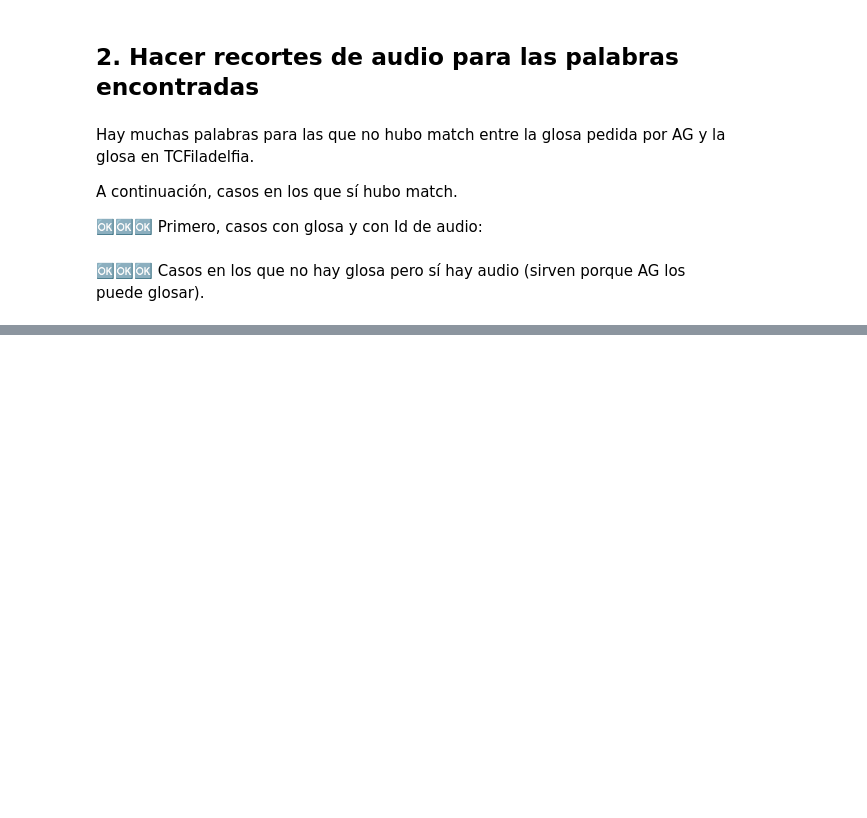
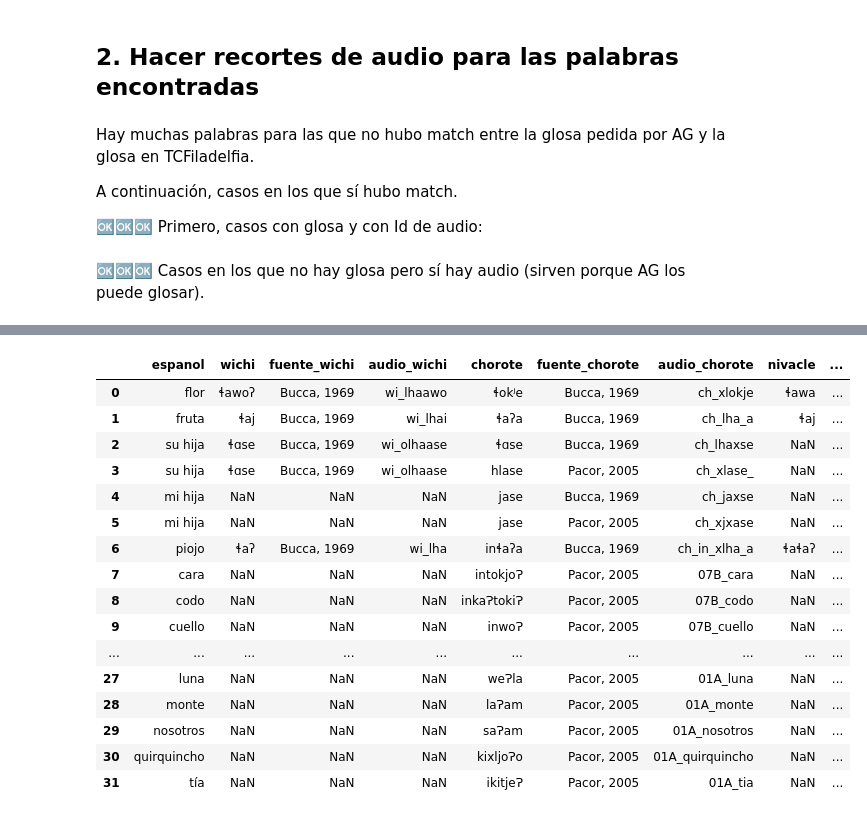
Before and after one commit to nidiah/PICT-2020, a Jupyter notebook: resultados-gh-2023-ago.ipynb, the cells around one changed output, grey strips where cells are left out. Drawn from its saved outputs; the diff is of its cells as text; code cells hidden in the pictures; blank space fills up the shorter version.

Commit message:
merge new chorote data with common audio data

```diff
--- a/resultados-gh-2023-ago.ipynb
+++ b/resultados-gh-2023-ago.ipynb
@@ -294,0 +341,21 @@ for _, row in con_data.iterrows():
+# %%
+comp_audio = pd.read_csv(f"{ghdir}/mataguayas-comparadas-audio.csv")
+comp_audio
+# %% [output]
+|  | espanol | wichi | fuente_wichi | audio_wichi | chorote | fuente_chorote | audio_chorote | nivacle | ... |
+| 0 | flor | ɬawoʔ | Bucca, 1969 | wi_lhaawo | ɬokʲe | Bucca, 1969 | ch_xlokje | ɬawa | ... |
+| 1 | fruta | ɬaj | Bucca, 1969 | wi_lhai | ɬaʔa | Bucca, 1969 | ch_lha_a | ɬaj | ... |
+| 2 | su hija | ɬɑse | Bucca, 1969 | wi_olhaase | ɬɑse | Bucca, 1969 | ch_lhaxse | NaN | ... |
+| 3 | su hija | ɬɑse | Bucca, 1969 | wi_olhaase | hlase | Pacor, 2005 | ch_xlase_ | NaN | ... |
+| 4 | mi hija | NaN | NaN | NaN | jase | Bucca, 1969 | ch_jaxse | NaN | ... |
+| 5 | mi hija | NaN | NaN | NaN | jase | Pacor, 2005 | ch_xjxase | NaN | ... |
+| 6 | piojo | ɬaʔ | Bucca, 1969 | wi_lha | inɬaʔa | Bucca, 1969 | ch_in_xlha_a | ɬaɬaʔ | ... |
+| 7 | cara | NaN | NaN | NaN | intokjoɁ | Pacor, 2005 | 07B_cara | NaN | ... |
+| 8 | codo | NaN | NaN | NaN | inkaɁtokiɁ | Pacor, 2005 | 07B_codo | NaN | ... |
+| 9 | cuello | NaN | NaN | NaN | inwoɁ | Pacor, 2005 | 07B_cuello | NaN | ... |
+| ... | ... | ... | ... | ... | ... | ... | ... | ... | ... |
+| 27 | luna | NaN | NaN | NaN | weɁla | Pacor, 2005 | 01A_luna | NaN | ... |
+| 28 | monte | NaN | NaN | NaN | laɁam | Pacor, 2005 | 01A_monte | NaN | ... |
+| 29 | nosotros | NaN | NaN | NaN | saɁam | Pacor, 2005 | 01A_nosotros | NaN | ... |
+| 30 | quirquincho | NaN | NaN | NaN | kixljoɁo | Pacor, 2005 | 01A_quirquincho | NaN | ... |
+| 31 | tía | NaN | NaN | NaN | ikitjeɁ | Pacor, 2005 | 01A_tia | NaN | ... |
```
Also changed, not shown: parts of 13 cells of this notebook, 1 other file.
